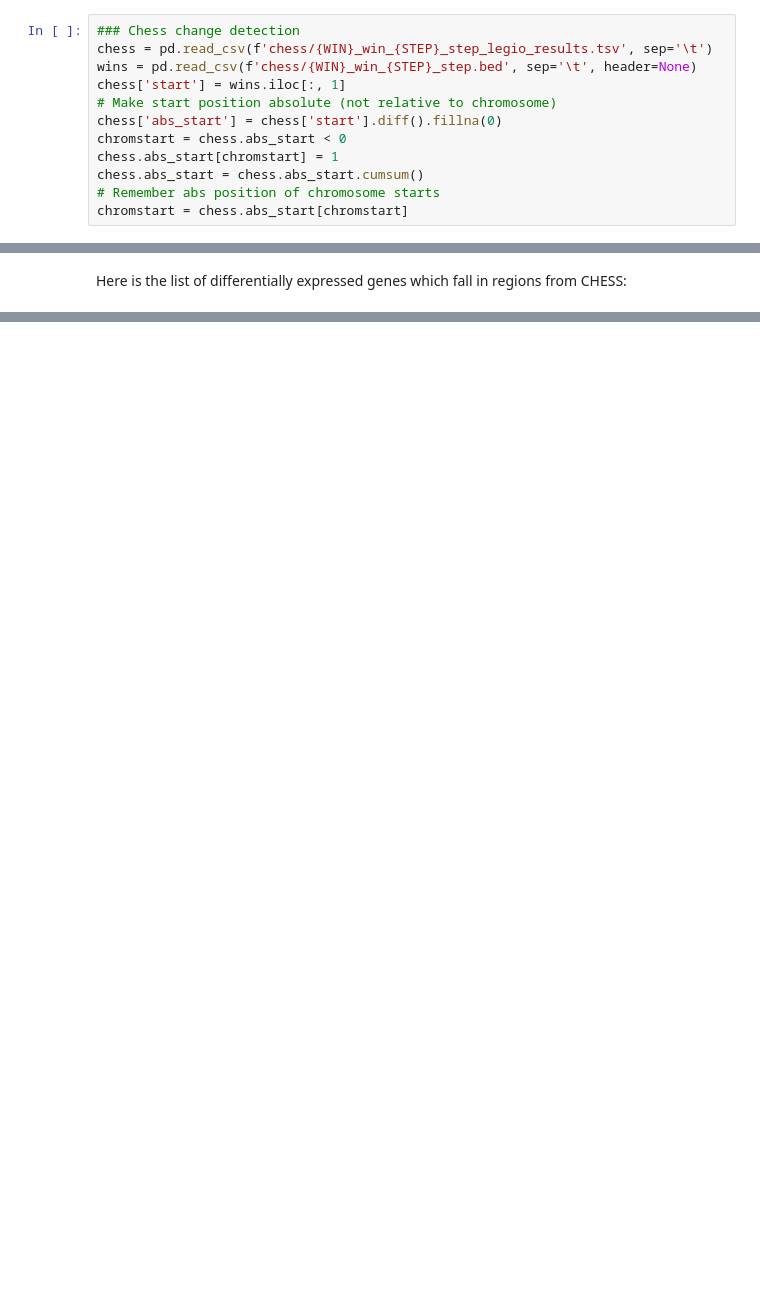
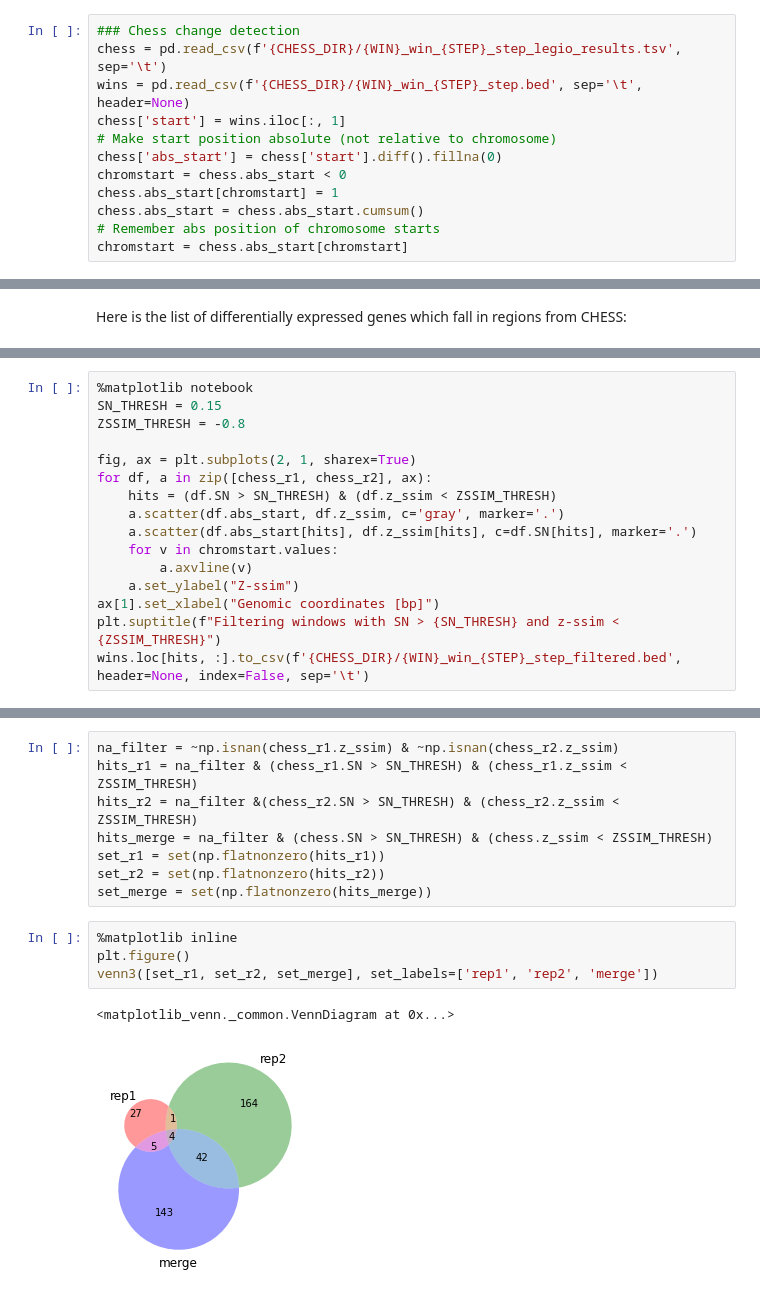
Before and after one commit to cmdoret/Acastellanii_legionella_infection, a Jupyter notebook: docs/notebooks/04_chess_analysis.ipynb, the cells around one changed output, grey strips where cells are left out. Drawn from its saved outputs; the diff is of its cells as text; blank space fills up the shorter version.

Commit message:
Cleanup and improve CHESS analysis notebook

```diff
--- a/docs/notebooks/04_chess_analysis.ipynb
+++ b/docs/notebooks/04_chess_analysis.ipynb
@@ -63,8 +75,8 @@ Now we need to filter windows of interest based on two features:
 Interesting windows will have a good signal-to-noise ratio and a low similarity score (changes happening between conditions).
 # %%
 ### Chess change detection
-chess = pd.read_csv(f'chess/{WIN}_win_{STEP}_step_legio_results.tsv', sep='\t')
-wins = pd.read_csv(f'chess/{WIN}_win_{STEP}_step.bed', sep='\t', header=None)
+chess = pd.read_csv(f'{CHESS_DIR}/{WIN}_win_{STEP}_step_legio_results.tsv', sep='\t')
+wins = pd.read_csv(f'{CHESS_DIR}/{WIN}_win_{STEP}_step.bed', sep='\t', header=None)
 chess['start'] = wins.iloc[:, 1]
 # Make start position absolute (not relative to chromosome)
 chess['abs_start'] = chess['start'].diff().fillna(0)
@@ -859,0 +792,16 @@ NameError: name 'liftover' is not defined
+# %%
+%matplotlib notebook
+SN_THRESH = 0.15
+ZSSIM_THRESH = -0.8
+
+fig, ax = plt.subplots(2, 1, sharex=True)
+for df, a in zip([chess_r1, chess_r2], ax):
+    hits = (df.SN > SN_THRESH) & (df.z_ssim < ZSSIM_THRESH)
+    a.scatter(df.abs_start, df.z_ssim, c='gray', marker='.')
+    a.scatter(df.abs_start[hits], df.z_ssim[hits], c=df.SN[hits], marker='.')
+    for v in chromstart.values:
+        a.axvline(v)
+    a.set_ylabel("Z-ssim")
+ax[1].set_xlabel("Genomic coordinates [bp]")
+plt.suptitle(f"Filtering windows with SN > {SN_THRESH} and z-ssim < {ZSSIM_THRESH}")
+wins.loc[hits, :].to_csv(f'{CHESS_DIR}/{WIN}_win_{STEP}_step_filtered.bed', header=None, index=False, sep='\t')
@@ -859,0 +813,15 @@ NameError: name 'liftover' is not defined
+# %%
+na_filter = ~np.isnan(chess_r1.z_ssim) & ~np.isnan(chess_r2.z_ssim)
+hits_r1 = na_filter & (chess_r1.SN > SN_THRESH) & (chess_r1.z_ssim < ZSSIM_THRESH)
+hits_r2 = na_filter &(chess_r2.SN > SN_THRESH) & (chess_r2.z_ssim < ZSSIM_THRESH)
+hits_merge = na_filter & (chess.SN > SN_THRESH) & (chess.z_ssim < ZSSIM_THRESH)
+set_r1 = set(np.flatnonzero(hits_r1))
+set_r2 = set(np.flatnonzero(hits_r2))
+set_merge = set(np.flatnonzero(hits_merge))
+# %%
+%matplotlib inline
+plt.figure()
+venn3([set_r1, set_r2, set_merge], set_labels=['rep1', 'rep2', 'merge'])
+# %% [output]
+<matplotlib_venn._common.VennDiagram at 0x...>
+[figure, added]
```
Also changed, not shown: parts of 51 cells of this notebook, 1 other file.
